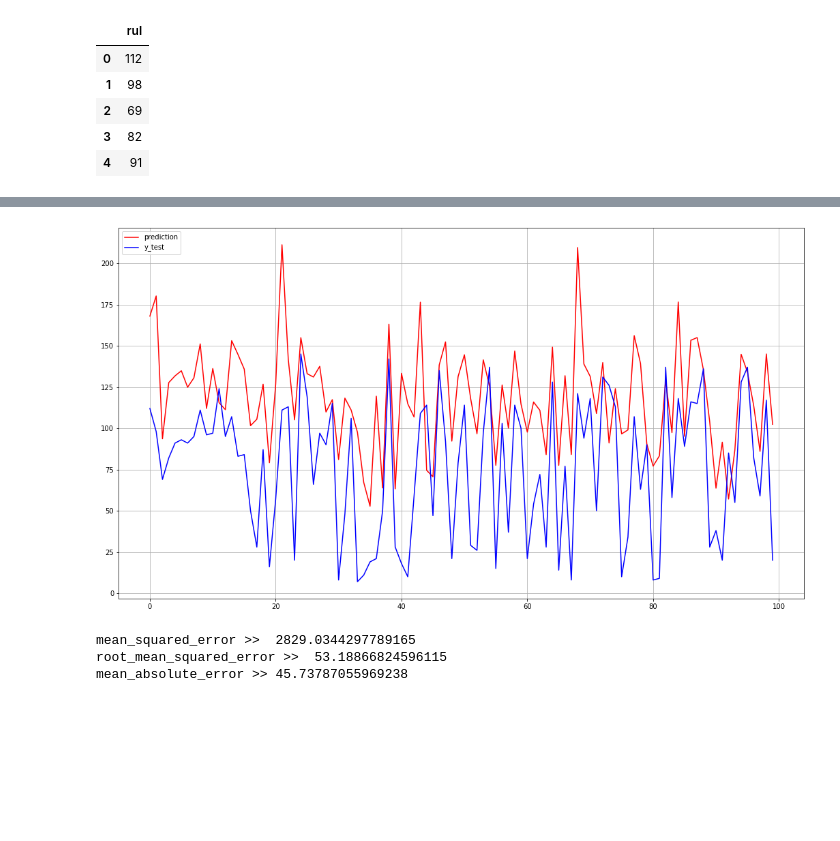
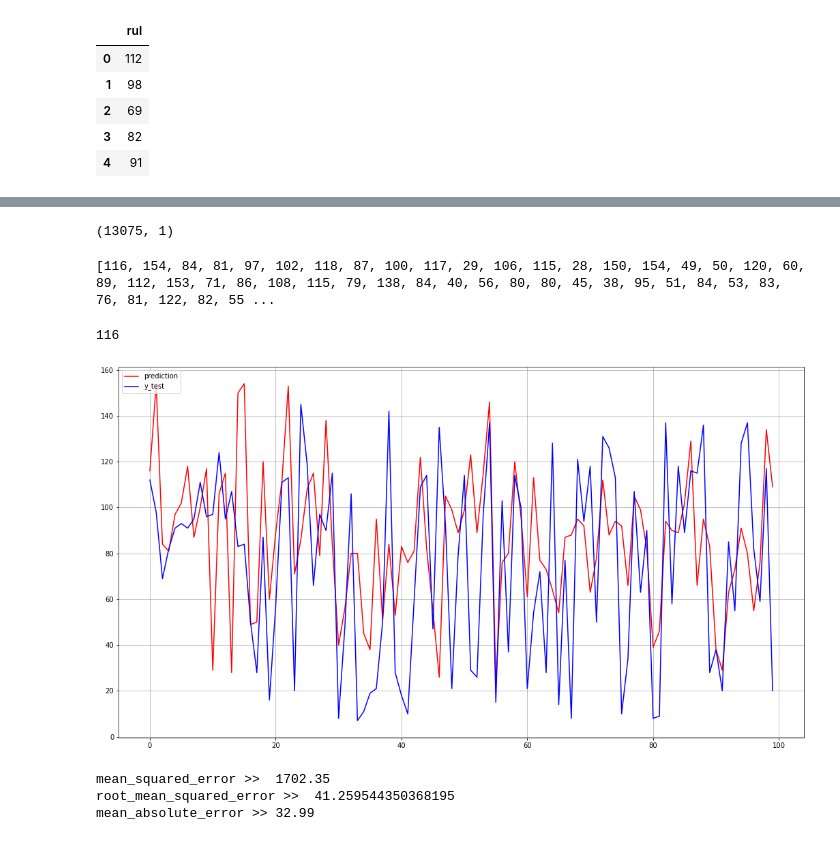
Before and after one commit to mehidi38/RUL-Prediction, a Jupyter notebook: RUL Prediction using LSTM Lookback=20.ipynb, the cells around one changed output, grey strips where cells are left out. Drawn from its saved outputs; the diff is of its cells as text; code cells hidden in the pictures; blank space fills up the shorter version.

```diff
--- a/RUL Prediction using LSTM Lookback=20.ipynb
+++ b/RUL Prediction using LSTM Lookback=20.ipynb
@@ -589,13 +472,0 @@ for i in range(len(X_test_new)):
-# %%
-using_mean = []
-using_last_index = []
-predictions = []
-for i in range(len(X_test_new)):
-    print("-------------------------Current Engine :",i+1,"-----------------------------")
-    pred = model.predict(X_test_new[i])
-    using_mean.append(np.mean(pred))
-    using_last_index.append(pred[-1])
-    print("Actual RUL :",y_test[i])
-    print("Predicted using last index :",pred[-1])
-    print("Predicted using mean :",np.mean(pred))
-    predictions.append(pred)
@@ -619,0 +473,3 @@ Predicted using mean : 102.36756
+# %%
+X_test = create_dataset(X_test)
+#y_test = y_test[6:]
@@ -620,17 +480,42 @@ Predicted using mean : 102.36756
+# %%
+pred = model.predict(X_test)
+# %%
+pred.shape
+# %% [output]
+(13075, 1)
+# %%
+final_pred = []
+count = 0
+for i in range(100):
+    temp = 0
+    j = max_cycles[i]
+    while j>0:
+        temp = temp + pred[count]
+        j=j-1
+        count=count+1
+    final_pred.append(int(temp/max_cycles[i]))
+# %%
+print(final_pred)
+# %% [output]
+[116, 154, 84, 81, 97, 102, 118, 87, 100, 117, 29, 106, 115, 28, 150, 154, 49, 50, 120, 60, 89, 112, 153, 71, 86, 108, 115, 79, 138, 84, 40, 56, 80, 80, 45, 38, 95, 51, 84, 53, 83, 76, 81, 122, 82, 55 ...
+# %%
+final_pred[0]
+# %% [output]
+116
 # %%
 fig = plt.figure(figsize=(18,10))
-plt.plot(using_mean,color='red', label='prediction')
+plt.plot(final_pred,color='red', label='prediction')
 plt.plot(y_test,color='blue', label='y_test')
 plt.legend(loc='upper left')
 plt.grid()
 plt.show()
 # %% [output]
-[figure, old version]
+[figure, new version]
 # %%
-print("mean_squared_error >> ", mean_squared_error(y_test,using_mean))
-print("root_mean_squared_error >> ", math.sqrt(mean_squared_error(y_test,using_mean)))
-print("mean_absolute_error >>",mean_absolute_error(y_test,using_mean))
+print("mean_squared_error >> ", mean_squared_error(y_test,final_pred))
+print("root_mean_squared_error >> ", math.sqrt(mean_squared_error(y_test,final_pred)))
+print("mean_absolute_error >>",mean_absolute_error(y_test,final_pred))
 # %% [output]
-mean_squared_error >>  2829.0344297789165
-root_mean_squared_error >>  53.18866824596115
-mean_absolute_error >> 45.73787055969238
+mean_squared_error >>  1702.35
+root_mean_squared_error >>  41.259544350368195
+mean_absolute_error >> 32.99
```
Also changed, not shown: parts of 38 cells of this notebook, 2 other files.
